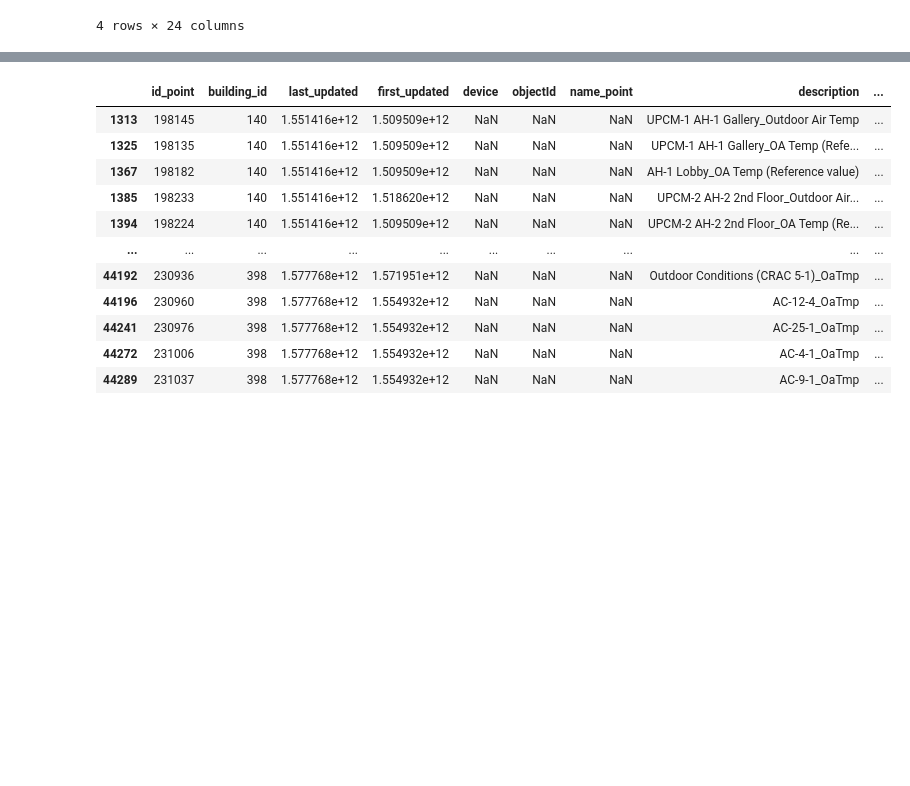
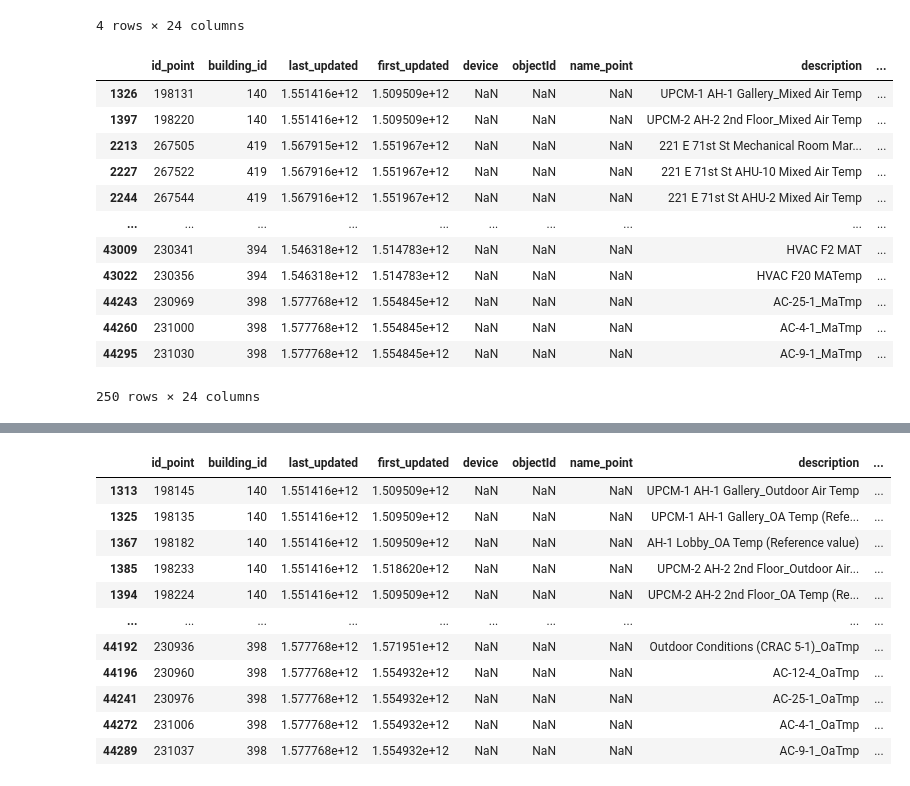
Before and after one commit to PengkunLiu/RTEM_CMU, a Jupyter notebook: RTEM Jupyter Notebook/FC#6_140.ipynb, the cells around one changed output, grey strips where cells are left out. Saved outputs shown, nothing was run; the diff lists cells and outputs as text; code cells hidden in the pictures; blank space fills up the shorter version.

```diff
--- a/RTEM Jupyter Notebook/FC#6_140.ipynb
+++ b/RTEM Jupyter Notebook/FC#6_140.ipynb
@@ -149,3 +149,20 @@ RAT_mat_data_140
 | 1382 | 198237 | 140 | 1.551416e+12 | 1.536258e+12 | NaN | NaN | NaN | UPCM-2 AH-2 2nd Floor_Return Air ... | ... |
 | 1446 | 198277 | 140 | 1.551416e+12 | 1.536592e+12 | NaN | NaN | NaN | AHU-2-6TH-FLR_Return Air Temp | ... |
 4 rows × 24 columns
+# %%
+MAT_mat_data = metadata[(metadata.type == "Mixed Air Temperature")]
+MAT_mat_data
+# %% [output]
+|  | id_point | building_id | last_updated | first_updated | device | objectId | name_point | description | ... |
+| 1326 | 198131 | 140 | 1.551416e+12 | 1.509509e+12 | NaN | NaN | NaN | UPCM-1 AH-1 Gallery_Mixed Air Temp | ... |
+| 1397 | 198220 | 140 | 1.551416e+12 | 1.509509e+12 | NaN | NaN | NaN | UPCM-2 AH-2 2nd Floor_Mixed Air Temp | ... |
+| 2213 | 267505 | 419 | 1.567915e+12 | 1.551967e+12 | NaN | NaN | NaN | 221 E 71st St Mechanical Room Mar... | ... |
+| 2227 | 267522 | 419 | 1.567916e+12 | 1.551967e+12 | NaN | NaN | NaN | 221 E 71st St AHU-10 Mixed Air Temp | ... |
+| 2244 | 267544 | 419 | 1.567916e+12 | 1.551967e+12 | NaN | NaN | NaN | 221 E 71st St AHU-2 Mixed Air Temp | ... |
+| ... | ... | ... | ... | ... | ... | ... | ... | ... | ... |
+| 43009 | 230341 | 394 | 1.546318e+12 | 1.514783e+12 | NaN | NaN | NaN | HVAC F2 MAT | ... |
+| 43022 | 230356 | 394 | 1.546318e+12 | 1.514783e+12 | NaN | NaN | NaN | HVAC F20 MATemp | ... |
+| 44243 | 230969 | 398 | 1.577768e+12 | 1.554845e+12 | NaN | NaN | NaN | AC-25-1_MaTmp | ... |
+| 44260 | 231000 | 398 | 1.577768e+12 | 1.554845e+12 | NaN | NaN | NaN | AC-4-1_MaTmp | ... |
+| 44295 | 231030 | 398 | 1.577768e+12 | 1.554845e+12 | NaN | NaN | NaN | AC-9-1_MaTmp | ... |
+250 rows × 24 columns
```
Also changed, not shown: parts of 10 cells of this notebook, 1 other file.
